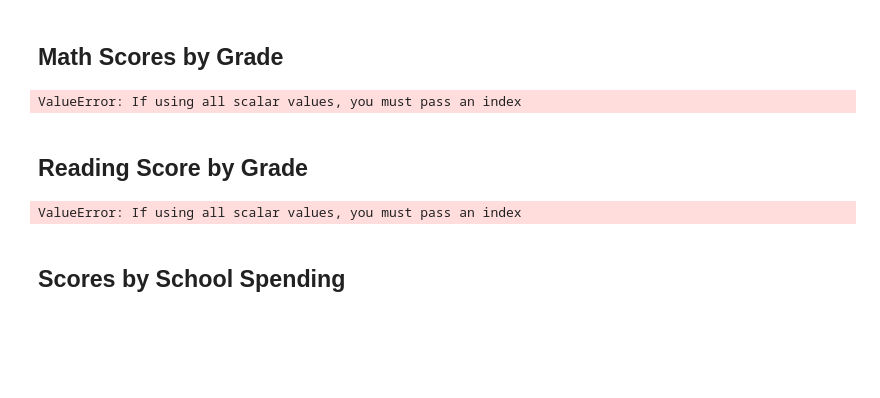
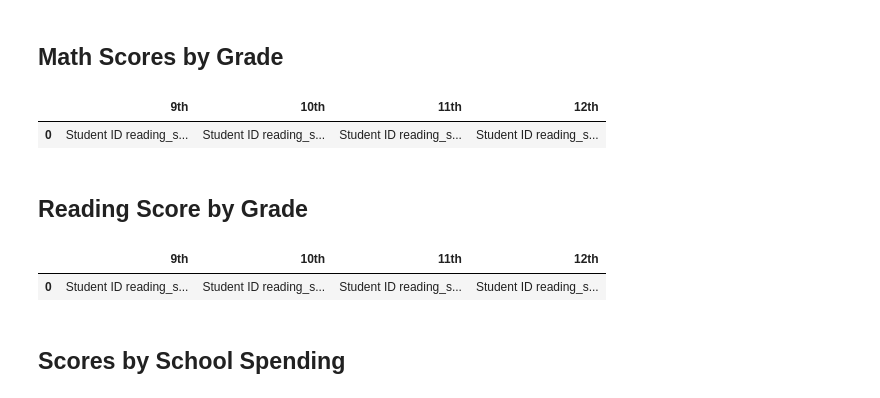
Before and after one commit to ThePennyGoblin/Pandas_Challenge_Josh, a Jupyter notebook: PyCitySchools_starter.ipynb, the cells around one changed output. Drawn from its saved outputs; the diff is of its cells as text; code cells hidden in the pictures; blank space fills up the shorter version.

```diff
--- a/PyCitySchools_starter.ipynb
+++ b/PyCitySchools_starter.ipynb
@@ -329,32 +313,33 @@ Name: % Overall Passing, dtype: float64
 # %%
 # Use the code provided to separate the data by grade
 ninth_graders = school_data_complete[(school_data_complete["grade"] == "9th")]
 tenth_graders = school_data_complete[(school_data_complete["grade"] == "10th")]
 eleventh_graders = school_data_complete[(school_data_complete["grade"] == "11th")]
 twelfth_graders = school_data_complete[(school_data_complete["grade"] == "12th")]
 
 # Group by `school_name` and take the mean of the `math_score` column for each.
-ninth_grade_math_scores = ninth_graders.groupby("school_name").mean(["math_score"])
-tenth_grade_math_scores = tenth_graders.groupby("school_name").mean(["math_score"])
-eleventh_grade_math_scores = eleventh_graders.groupby("school_name").mean(["math_score"])
-twelfth_grade_math_scores = twelfth_graders.groupby("school_name").mean(["math_score"])
+ninth_grade_math_scores = ninth_graders.groupby(["school_name"]).mean(["math_score"])
+tenth_grade_math_scores = tenth_graders.groupby(["school_name"]).mean(["math_score"])
+eleventh_grade_math_scores = eleventh_graders.groupby(["school_name"]).mean(["math_score"])
+twelfth_grade_math_scores = twelfth_graders.groupby(["school_name"]).mean(["math_score"])
 
 # Combine each of the scores above into single DataFrame called `math_scores_by_grade`
 math_scores_by_grade = pd.DataFrame(
     {
-        "9th": ninth_grade_math_scores,
-        "10th": tenth_grade_math_scores,
-        "11th": eleventh_grade_math_scores,
-        "12th": twelfth_grade_math_scores
+        "9th": [ninth_grade_math_scores],
+        "10th": [tenth_grade_math_scores],
+        "11th": [eleventh_grade_math_scores],
+        "12th": [twelfth_grade_math_scores]
     }
 )
 # Minor data wrangling
 math_scores_by_grade.index.name = None
 
 # Display the DataFrame
 math_scores_by_grade
 # %% [output]
-ValueError: If using all scalar values, you must pass an index
+|  | 9th | 10th | 11th | 12th |
+| 0 | Student ID reading_s... | Student ID reading_s... | Student ID reading_s... | Student ID reading_s... |
 # %% [markdown]
 ## Reading Score by Grade
 # %%
@@ -365,29 +350,31 @@ eleventh_graders = school_data_complete[(school_data_complete["grade"] == "11th"
 twelfth_graders = school_data_complete[(school_data_complete["grade"] == "12th")]
 
 # Group by `school_name` and take the mean of the the `reading_score` column for each.
-ninth_grade_scores = ninth_graders.groupby("school_name").mean(["reading_score"])
-tenth_grade_scores = tenth_graders.groupby("school_name").mean(["reading_score"])
-eleventh_grade_scores = eleventh_graders.groupby("school_name").mean(["reading_score"])
-twelfth_grade_scores = twelfth_graders.groupby("school_name").mean(["reading_score"])
+ninth_grade_reading_scores = ninth_graders.groupby("school_name").mean("reading_score")
+tenth_grade_reading_scores = tenth_graders.groupby("school_name").mean("reading_score")
+eleventh_grade_reading_scores = eleventh_graders.groupby("school_name").mean("reading_score")
+twelfth_grade_reading_scores = twelfth_graders.groupby("school_name").mean("reading_score")
+
 
 # Combine each of the scores above into single DataFrame called `reading_scores_by_grade`
 reading_scores_by_grade = pd.DataFrame(
     {
-        "9th": ninth_grade_scores,
-        "10th": tenth_grade_scores,
-        "11th": eleventh_grade_scores,
-        "12th": twelfth_grade_scores
+        "9th": [ninth_grade_reading_scores],
+        "10th": [tenth_grade_reading_scores],
+        "11th": [eleventh_grade_reading_scores],
+        "12th": [twelfth_grade_reading_scores]
     }
 )
 
 # Minor data wrangling
-# reading_scores_by_grade = reading_scores_by_grade[["9th", "10th", "11th", "12th"]]
+reading_scores_by_grade = reading_scores_by_grade[["9th", "10th", "11th", "12th"]]
 reading_scores_by_grade.index.name = None
 
 # Display the DataFrame
 reading_scores_by_grade
 # %% [output]
-ValueError: If using all scalar values, you must pass an index
+|  | 9th | 10th | 11th | 12th |
+| 0 | Student ID reading_s... | Student ID reading_s... | Student ID reading_s... | Student ID reading_s... |
 # %% [markdown]
 ## Scores by School Spending
 # %%
```
Also changed, not shown: parts of 1 cell of this notebook.
